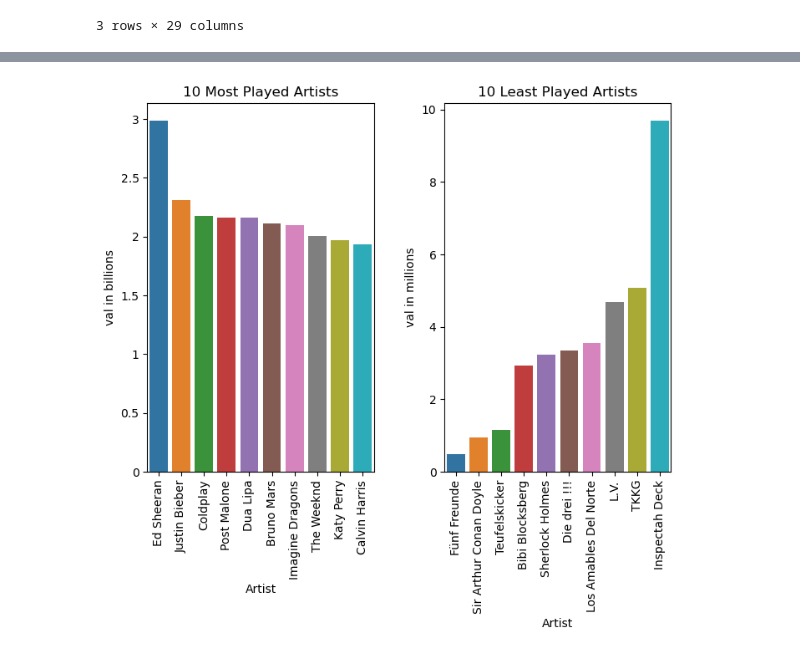
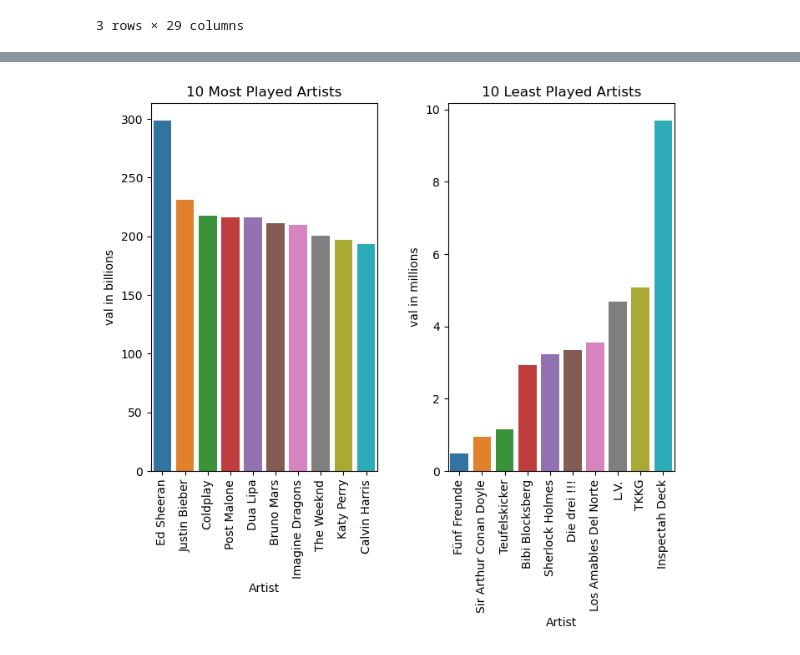
Before and after one commit to likeawednesday/TechCamp_DataViz, a Jupyter notebook: streaming_music_SOLUTION.ipynb, the cells around one changed output, grey strips where cells are left out. Saved outputs shown, nothing was run; the diff lists cells and outputs as text; code cells hidden in the pictures.

```diff
--- a/streaming_music_SOLUTION.ipynb
+++ b/streaming_music_SOLUTION.ipynb
@@ -578,32 +578,32 @@ f, (ax1, ax2) = plt.subplots(1, 2, figsize=(7, 5), sharex = False)
 f.tight_layout(w_pad = 3)
 
 # create barplots
 sns.barplot(data = df_mod.nlargest(n = 10, columns = ['Total V&S']), x = 'Artist', y = 'Total V&S', ax = ax1)
 sns.barplot(data = df_mod.nsmallest(n = 10, columns = ['Total V&S']), x = 'Artist', y = 'Total V&S', ax = ax2)
 
 # rotate x-axis tick marks for better visibility
 # we cannot use plt.xticks (rotation = []) because of how we have these set up
 # were you to show each figure in a different cell, you could use plt.xticks
 ax1.tick_params(axis = 'x', labelrotation = 90)
 ax2.tick_params(axis = 'x', labelrotation = 90)
 
 # remove notation of 'le[x]' for numbers on top 10 and instead show full number with comma separator
 # can use this if not scaling to millions or higher as fits your data
 # ax1.yaxis.set_major_formatter(mticker.FuncFormatter(lambda x, p: format(int(x), ',')))
 # ax2.yaxis.set_major_formatter(mticker.FuncFormatter(lambda x, p: format(int(x), ',')))
 
 # show ax1 y axis in billions
-ax1.yaxis.set_major_formatter(mticker.FuncFormatter(lambda x, pos: '{0:g}'.format(x/1e10)))
+ax1.yaxis.set_major_formatter(mticker.FuncFormatter(lambda x, pos: '{0:g}'.format(x/1e8)))
 ax1.set_ylabel('val in billions')
 
 # show ax 2 y axis in millions
 ax2.yaxis.set_major_formatter(mticker.FuncFormatter(lambda x, pos: '{0:g}'.format(x/1e6)))
 ax2.set_ylabel('val in millions')
 
 # set titles for each visual
 ax1.set_title('10 Most Played Artists')
 ax2.set_title('10 Least Played Artists')
 
 plt.show()
 # %% [output]
-[figure, old version]
+[figure, new version]
```
